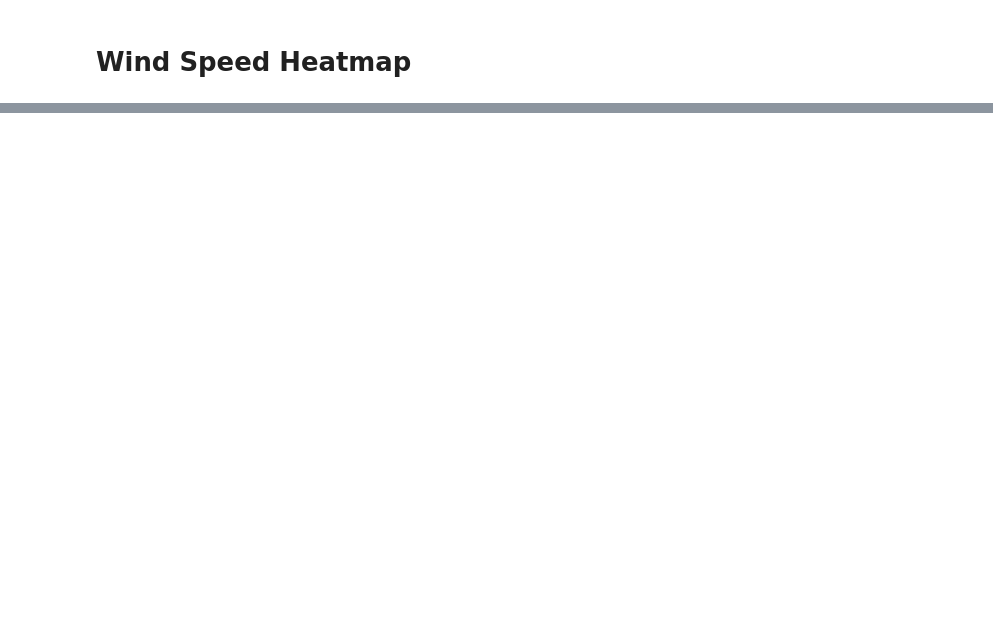
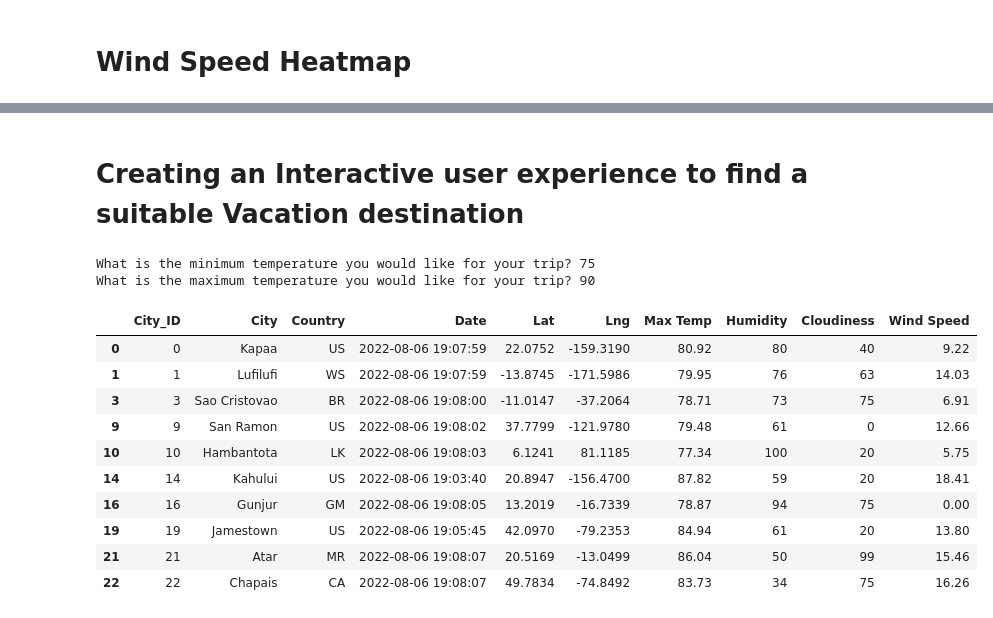
Before and after one commit to lallben/World_Weather_Analysis, a Jupyter notebook: VacationPy.ipynb, the cells around one changed output, grey strips where cells are left out. Saved outputs shown, nothing was run; the diff lists cells and outputs as text; code cells hidden in the pictures; blank space fills up the shorter version.

```diff
--- a/VacationPy.ipynb
+++ b/VacationPy.ipynb
@@ -218,3 +218,29 @@ fig.add_layer(windspeed_layer)
 fig
 # %% [output]
 [interactive output not drawn]
+# %% [markdown]
+# Creating an Interactive user experience to find a suitable Vacation destination
+# %%
+# Ask the customer to add a minimum and maximum temperature value.
+min_temp = float(input("What is the minimum temperature you would like for your trip? "))
+max_temp = float(input("What is the maximum temperature you would like for your trip? "))
+# %% [output]
+What is the minimum temperature you would like for your trip? 75
+What is the maximum temperature you would like for your trip? 90
+# %%
+# Filter the dataset to find the cities that fit the criteria.
+preferred_cities_df = city_data_df.loc[(city_data_df["Max Temp"] <= max_temp) & \
+                                       (city_data_df["Max Temp"] >= min_temp)]
+preferred_cities_df.head(10)
+# %% [output]
+|  | City_ID | City | Country | Date | Lat | Lng | Max Temp | Humidity | Cloudiness | Wind Speed |
+| 0 | 0 | Kapaa | US | 2022-08-06 19:07:59 | 22.0752 | -159.3190 | 80.92 | 80 | 40 | 9.22 |
+| 1 | 1 | Lufilufi | WS | 2022-08-06 19:07:59 | -13.8745 | -171.5986 | 79.95 | 76 | 63 | 14.03 |
+| 3 | 3 | Sao Cristovao | BR | 2022-08-06 19:08:00 | -11.0147 | -37.2064 | 78.71 | 73 | 75 | 6.91 |
+| 9 | 9 | San Ramon | US | 2022-08-06 19:08:02 | 37.7799 | -121.9780 | 79.48 | 61 | 0 | 12.66 |
+| 10 | 10 | Hambantota | LK | 2022-08-06 19:08:03 | 6.1241 | 81.1185 | 77.34 | 100 | 20 | 5.75 |
+| 14 | 14 | Kahului | US | 2022-08-06 19:03:40 | 20.8947 | -156.4700 | 87.82 | 59 | 20 | 18.41 |
+| 16 | 16 | Gunjur | GM | 2022-08-06 19:08:05 | 13.2019 | -16.7339 | 78.87 | 94 | 75 | 0.00 |
+| 19 | 19 | Jamestown | US | 2022-08-06 19:05:45 | 42.0970 | -79.2353 | 84.94 | 61 | 20 | 13.80 |
+| 21 | 21 | Atar | MR | 2022-08-06 19:08:07 | 20.5169 | -13.0499 | 86.04 | 50 | 99 | 15.46 |
+| 22 | 22 | Chapais | CA | 2022-08-06 19:08:07 | 49.7834 | -74.8492 | 83.73 | 34 | 75 | 16.26 |
```
Also changed, not shown: parts of 11 cells of this notebook.
